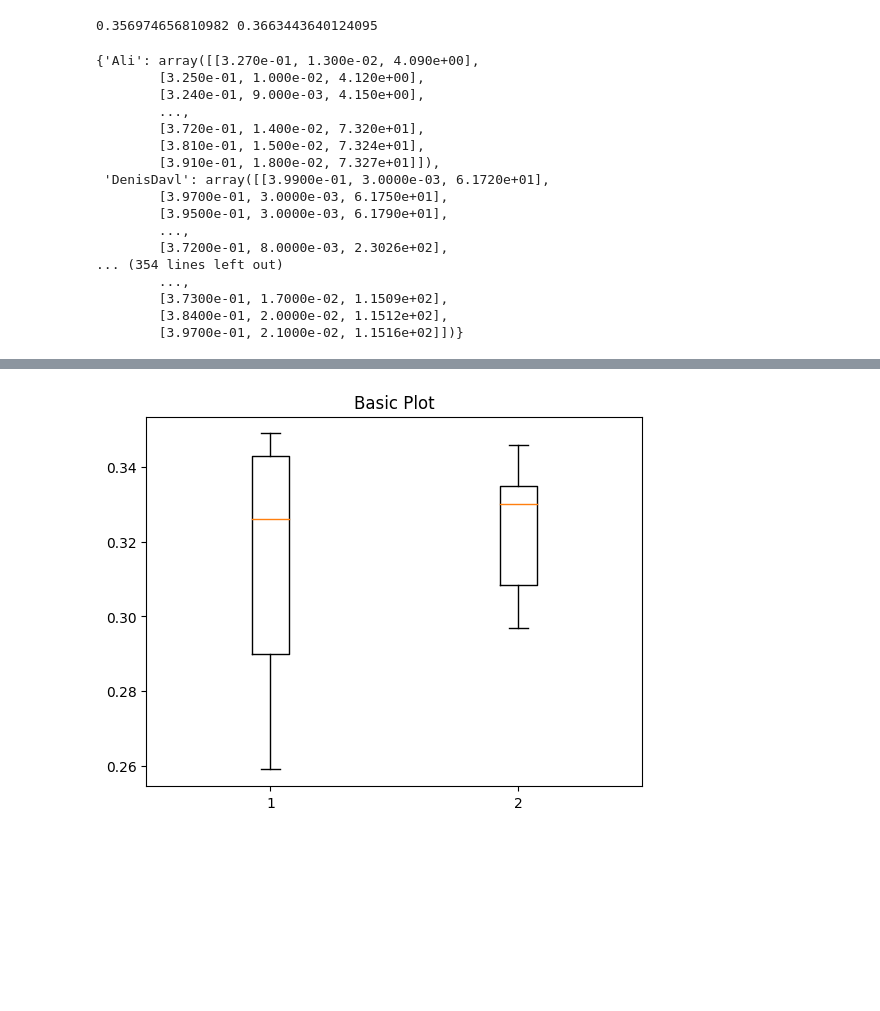
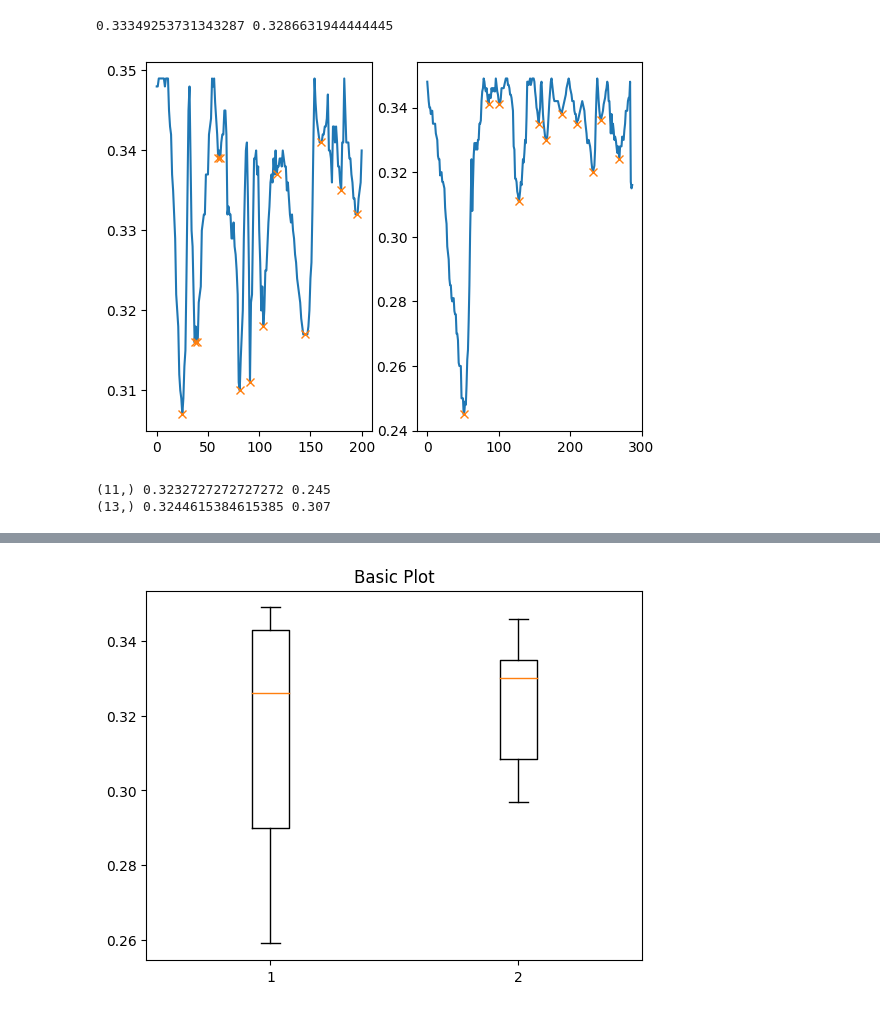
Before and after one commit to ViktorRakhmatulin/AirTouch, a Jupyter notebook: data_analysis.ipynb, the cells around one changed output, grey strips where cells are left out. Saved outputs shown, nothing was run; the diff lists cells and outputs as text; code cells hidden in the pictures; blank space fills up the shorter version.

```diff
--- a/data_analysis.ipynb
+++ b/data_analysis.ipynb
@@ -5,26 +5,49 @@ import matplotlib.pyplot as plt
 data_prop = []
 data_vis = []
 
-with open("Main_part/data/exp2/12thApril/Denis_Davl_no_imp.txt", "r") as my_file:
+with open("Main_part/data/exp2/12thApril/DenisDavl_imp.txt", "r") as my_file:
     for line in my_file:
         datas = line.split()
         if float(datas[0]) > 0:
             data_vis.append(datas)
 
-with open("Main_part/data/exp2/12thApril/Denis_Davl_imp.txt", "r") as my_file:
+with open("Main_part/data/exp2/12thApril/DenisDavl_vis.txt", "r") as my_file:
     for line in my_file:
         datas = line.split()
         if float(datas[0]) > 0:
             data_prop.append(datas)
 
 data_prop = np.array(data_prop, dtype=float)
-data_prop = data_prop[data_prop[:,0] < 0.4]
+data_prop = data_prop[data_prop[:,0] < 0.35]
 
 data_vis = np.array(data_vis, dtype=float)
-data_vis = data_vis[data_vis[:,0] < 0.4]
+data_vis = data_vis[data_vis[:,0] < 0.35]
 print(data_vis[:,0].mean(),data_prop[:,0].mean())
 # %% [output]
-0.356974656810982 0.3663443640124095
+0.33349253731343287 0.3286631944444445
+# %%
+from scipy.signal import find_peaks
+fig, ax = plt.subplots(1,2)
+
+x = data_prop[:,0]
+peaks, _ = find_peaks(-x, width = 3,height=-0.35)
+ax[1].plot(x)
+ax[1].plot(peaks, x[peaks], "x")
+prop_peaks = x[peaks]
+
+x = data_vis[:,0]
+peaks, _ = find_peaks(-x, width = 3,height=-0.35)
+ax[0].plot(x)
+ax[0].plot(peaks, x[peaks], "x")
+vis_peaks = x[peaks]
+plt.show()
+
+print(prop_peaks.shape,prop_peaks.mean(),prop_peaks.min())
+print(vis_peaks.shape,vis_peaks.mean(), vis_peaks.min())
+# %% [output]
+[figure, added]
+(11,) 0.3232727272727272 0.245
+(13,) 0.3244615384615385 0.307
 # %%
 import os
 import numpy as np
@@ -56,20 +91,0 @@ for file in os.listdir(my_dir):
-# %%
-vis_data
-# %% [output]
-{'Ali': array([[3.270e-01, 1.300e-02, 4.090e+00],
-        [3.250e-01, 1.000e-02, 4.120e+00],
-        [3.240e-01, 9.000e-03, 4.150e+00],
-        ...,
-        [3.720e-01, 1.400e-02, 7.320e+01],
-        [3.810e-01, 1.500e-02, 7.324e+01],
-        [3.910e-01, 1.800e-02, 7.327e+01]]),
- 'DenisDavl': array([[3.9900e-01, 3.0000e-03, 6.1720e+01],
-        [3.9700e-01, 3.0000e-03, 6.1750e+01],
-        [3.9500e-01, 3.0000e-03, 6.1790e+01],
-        ...,
-        [3.7200e-01, 8.0000e-03, 2.3026e+02],
-... (354 lines left out)
-        ...,
-        [3.7300e-01, 1.7000e-02, 1.1509e+02],
-        [3.8400e-01, 2.0000e-02, 1.1512e+02],
-        [3.9700e-01, 2.1000e-02, 1.1516e+02]])}
```
Also changed, not shown: parts of 7 cells of this notebook.
